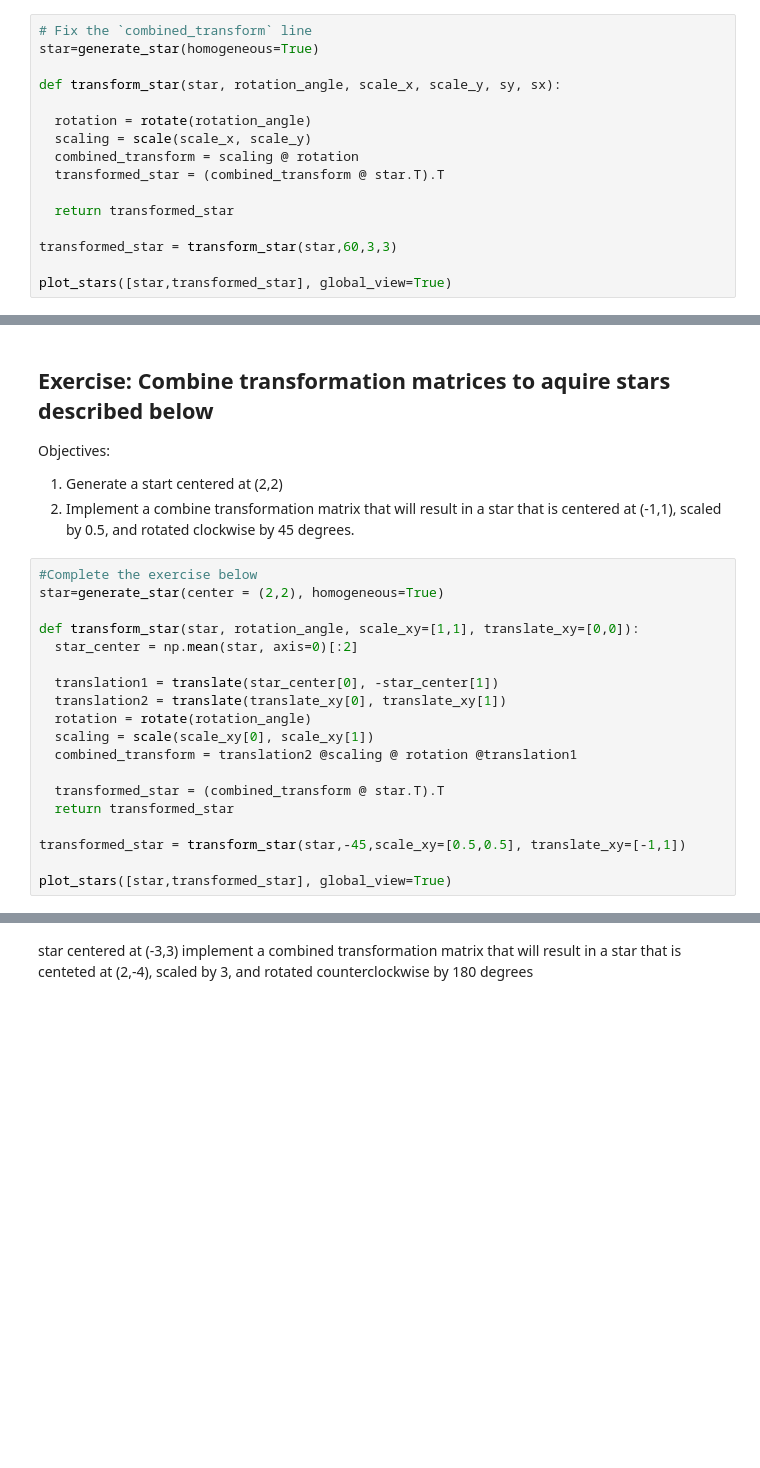
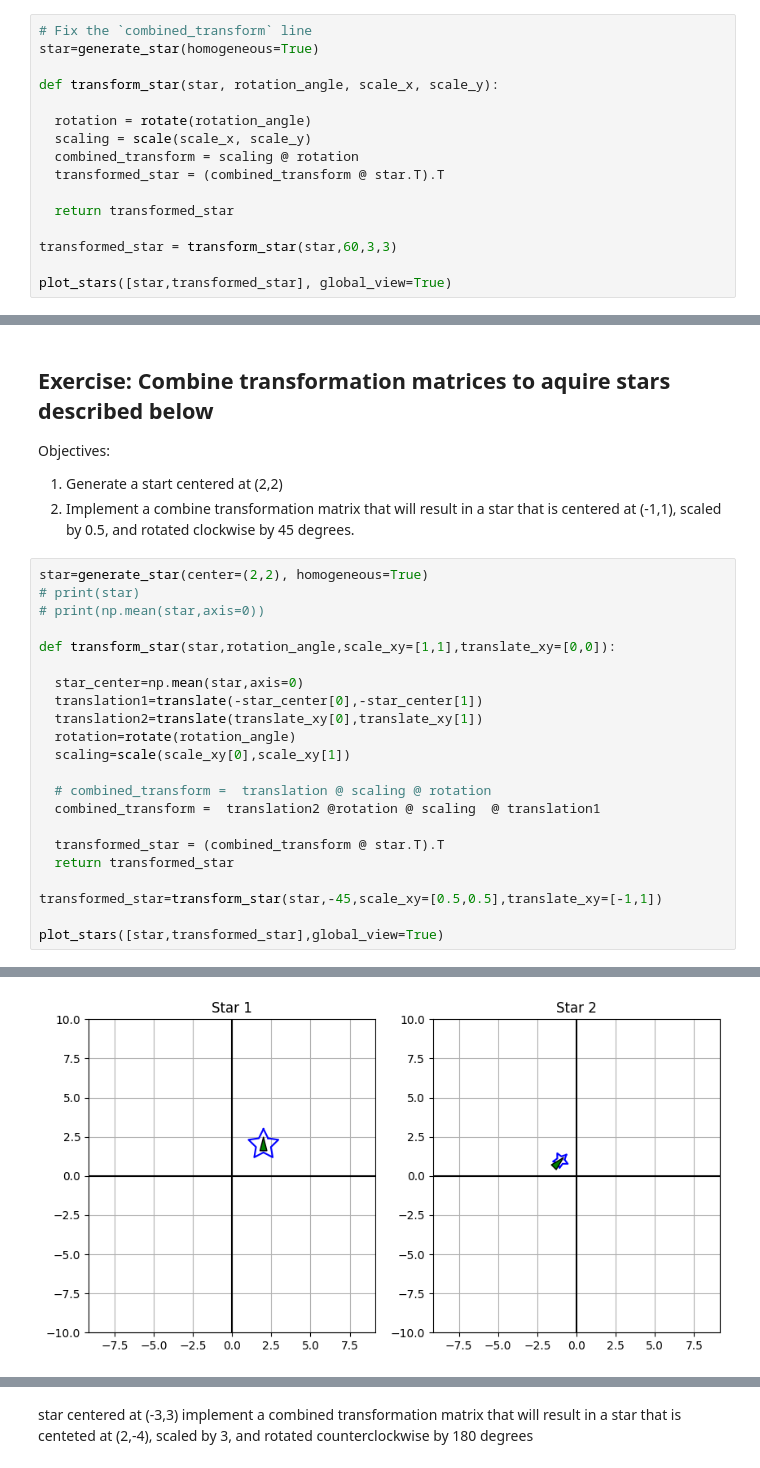
Before and after one commit to kaseywagner/BME3053C-Spring-2025, a Jupyter notebook: lessons-solved/06_Matrix_Transformations_03_07_2025.ipynb, the cells around one changed output, grey strips where cells are left out. Saved outputs shown, nothing was run; the diff lists cells and outputs as text; blank space fills up the shorter version.

```diff
--- a/lessons-solved/06_Matrix_Transformations_03_07_2025.ipynb
+++ b/lessons-solved/06_Matrix_Transformations_03_07_2025.ipynb
@@ -501,7 +501,7 @@ Objectives:
 # Fix the `combined_transform` line
 star=generate_star(homogeneous=True)
 
-def transform_star(star, rotation_angle, scale_x, scale_y, sy, sx):
+def transform_star(star, rotation_angle, scale_x, scale_y):
 
   rotation = rotate(rotation_angle)
   scaling = scale(scale_x, scale_y)
@@ -554,21 +551,25 @@ Objectives:
 1. Generate a start centered at (2,2)
 2. Implement a combine transformation matrix that will result in a star that is centered at (-1,1), scaled by 0.5, and rotated clockwise by 45 degrees.
 # %%
-#Complete the exercise below
-star=generate_star(center = (2,2), homogeneous=True)
+star=generate_star(center=(2,2), homogeneous=True)
+# print(star)
+# print(np.mean(star,axis=0))
 
-def transform_star(star, rotation_angle, scale_xy=[1,1], translate_xy=[0,0]):
-  star_center = np.mean(star, axis=0)[:2]
+def transform_star(star,rotation_angle,scale_xy=[1,1],translate_xy=[0,0]):
 
-  translation1 = translate(star_center[0], -star_center[1])
-  translation2 = translate(translate_xy[0], translate_xy[1])
-  rotation = rotate(rotation_angle)
-  scaling = scale(scale_xy[0], scale_xy[1])
-  combined_transform = translation2 @scaling @ rotation @translation1
+  star_center=np.mean(star,axis=0)
+  translation1=translate(-star_center[0],-star_center[1])
+  translation2=translate(translate_xy[0],translate_xy[1])
+  rotation=rotate(rotation_angle)
+  scaling=scale(scale_xy[0],scale_xy[1])
+
+  # combined_transform =  translation @ scaling @ rotation
+  combined_transform =  translation2 @rotation @ scaling  @ translation1
 
   transformed_star = (combined_transform @ star.T).T
   return transformed_star
 
-transformed_star = transform_star(star,-45,scale_xy=[0.5,0.5], translate_xy=[-1,1])
+transformed_star=transform_star(star,-45,scale_xy=[0.5,0.5],translate_xy=[-1,1])
 
-plot_stars([star,transformed_star], global_view=True)
+plot_stars([star,transformed_star],global_view=True)
+# %% [output]
@@ -574,0 +578 @@ plot_stars([star,transformed_star], global_view=True)
+[figure, added]
```
Also changed, not shown: parts of 5 cells of this notebook.
